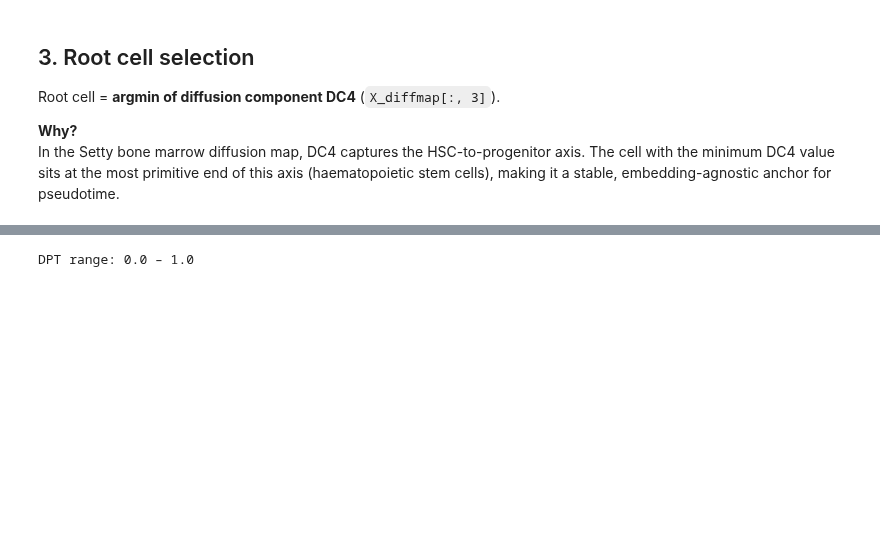
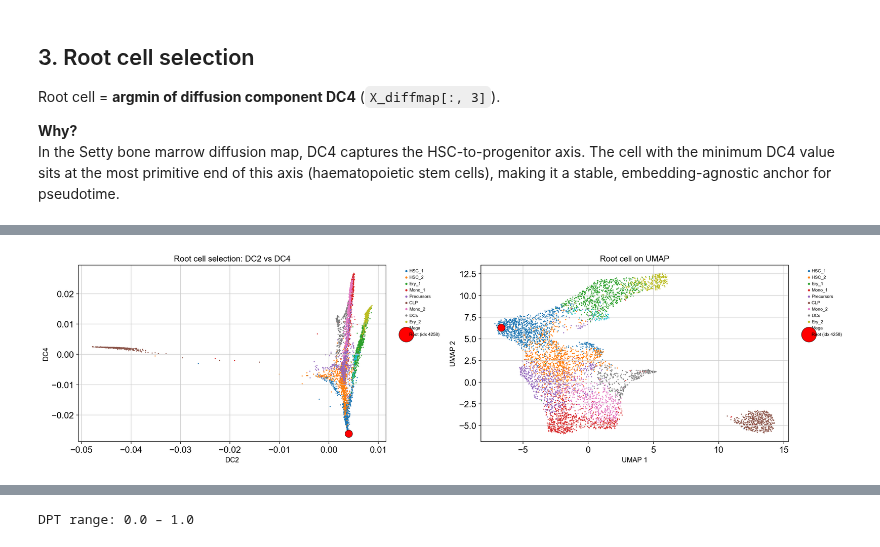
Before and after one commit to AbhiSundaram01/TraVeLer, a Jupyter notebook: model_evaluation_work/dpt_bone_marrow/notebook.ipynb, the cells around one changed output, grey strips where cells are left out. Saved outputs shown, nothing was run; the diff lists cells and outputs as text; code cells hidden in the pictures; blank space fills up the shorter version.

```diff
--- a/model_evaluation_work/dpt_bone_marrow/notebook.ipynb
+++ b/model_evaluation_work/dpt_bone_marrow/notebook.ipynb
@@ -195,0 +180,51 @@ plt.show()
+# %%
+umap = adata.obsm['X_umap']
+
+# Build colour map from cell type annotation
+if color_col:
+    categories = adata.obs[color_col].astype('category').cat.categories
+    cmap_cat = plt.cm.tab20
+    color_map = {cat: cmap_cat(i / len(categories)) for i, cat in enumerate(categories)}
+else:
+    color_map = None
+
+fig, axes = plt.subplots(1, 2, figsize=(18, 5))
+
+# --- DC2 vs DC4 --- coloured by cell type, root highlighted
+if color_col:
+    for cat in categories:
+        mask = np.array(adata.obs[color_col] == cat)
+        axes[0].scatter(dc[mask, 1], dc[mask, 3], s=3, linewidths=0,
+                        color=color_map[cat], label=cat)
+else:
+    axes[0].scatter(dc[:, 1], dc[:, 3], s=3, c='lightgrey', linewidths=0, label='All cells')
+
+axes[0].scatter(dc[root, 1], dc[root, 3], s=140, c='red', zorder=6,
+                edgecolors='black', linewidths=0.5, label=f'Root (idx {root})')
+axes[0].set_title('Root cell selection: DC2 vs DC4', fontsize=13)
+axes[0].set_xlabel('DC2', fontsize=11)
+axes[0].set_ylabel('DC4', fontsize=11)
+axes[0].legend(fontsize=7, markerscale=2,
+               bbox_to_anchor=(1.05, 1), loc='upper left', frameon=False)
+
+# --- UMAP --- coloured by cell type, root highlighted
+if color_col:
+    for cat in categories:
+        mask = np.array(adata.obs[color_col] == cat)
+        axes[1].scatter(umap[mask, 0], umap[mask, 1], s=3, linewidths=0,
+                        color=color_map[cat], label=cat)
+else:
+    axes[1].scatter(umap[:, 0], umap[:, 1], s=3, c='lightgrey', linewidths=0)
+
+axes[1].scatter(umap[root, 0], umap[root, 1], s=140, c='red', zorder=6,
+                edgecolors='black', linewidths=0.5, label=f'Root (idx {root})')
+axes[1].set_title('Root cell on UMAP', fontsize=13)
+axes[1].set_xlabel('UMAP 1', fontsize=11)
+axes[1].set_ylabel('UMAP 2', fontsize=11)
+axes[1].legend(fontsize=7, markerscale=2,
+               bbox_to_anchor=(1.05, 1), loc='upper left', frameon=False)
+
+plt.tight_layout()
+plt.show()
+# %% [output]
+[figure, added]
```
Also changed, not shown: parts of 7 cells of this notebook, 15 other files.
